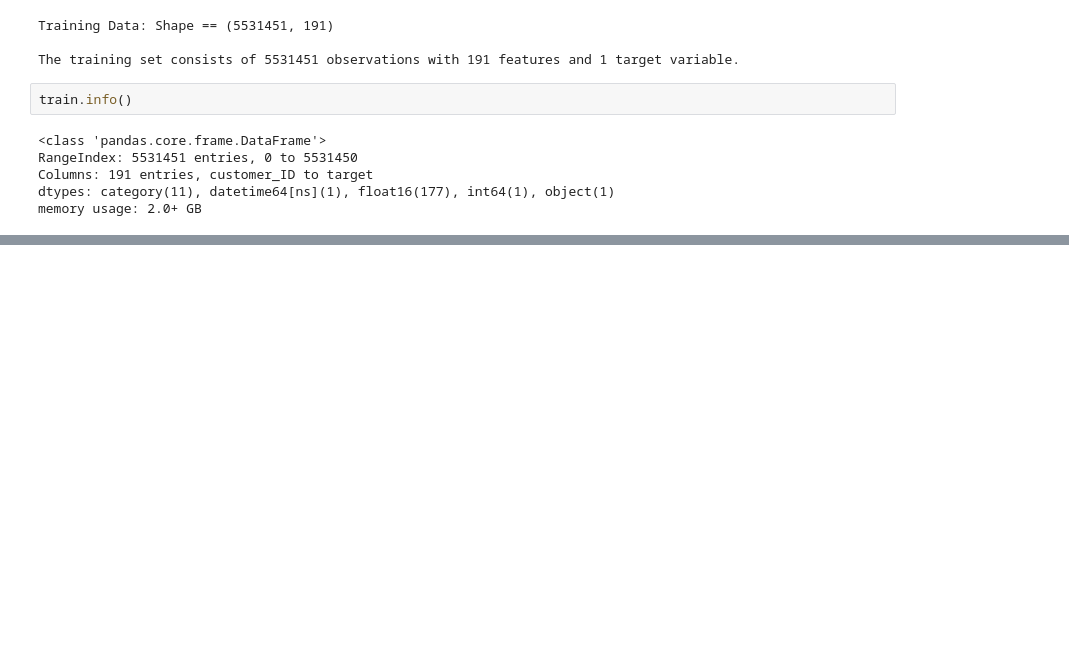
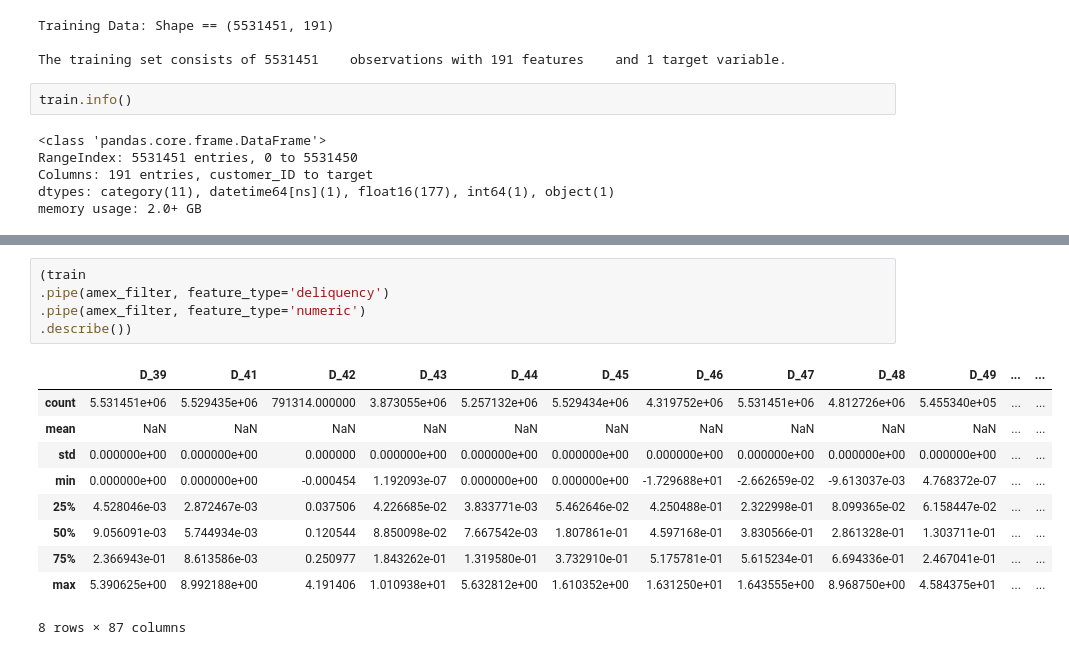
Before and after one commit to vtech256/amex-default-prediction, a Jupyter notebook: notebooks/amex-default-prediction.ipynb, the cells around one changed output, grey strips where cells are left out. Saved outputs shown, nothing was run; the diff lists cells and outputs as text; blank space fills up the shorter version.

```diff
--- a/notebooks/amex-default-prediction.ipynb
+++ b/notebooks/amex-default-prediction.ipynb
@@ -155,0 +256,16 @@ Incomplete Features:
+# %%
+(train
+.pipe(amex_filter, feature_type='deliquency')
+.pipe(amex_filter, feature_type='numeric')
+.describe())
+# %% [output]
+|  | D_39 | D_41 | D_42 | D_43 | D_44 | D_45 | D_46 | D_47 | D_48 | D_49 | ... | ... |
+| count | 5.531451e+06 | 5.529435e+06 | 791314.000000 | 3.873055e+06 | 5.257132e+06 | 5.529434e+06 | 4.319752e+06 | 5.531451e+06 | 4.812726e+06 | 5.455340e+05 | ... | ... |
+| mean | NaN | NaN | NaN | NaN | NaN | NaN | NaN | NaN | NaN | NaN | ... | ... |
+| std | 0.000000e+00 | 0.000000e+00 | 0.000000 | 0.000000e+00 | 0.000000e+00 | 0.000000e+00 | 0.000000e+00 | 0.000000e+00 | 0.000000e+00 | 0.000000e+00 | ... | ... |
+| min | 0.000000e+00 | 0.000000e+00 | -0.000454 | 1.192093e-07 | 0.000000e+00 | 0.000000e+00 | -1.729688e+01 | -2.662659e-02 | -9.613037e-03 | 4.768372e-07 | ... | ... |
+| 25% | 4.528046e-03 | 2.872467e-03 | 0.037506 | 4.226685e-02 | 3.833771e-03 | 5.462646e-02 | 4.250488e-01 | 2.322998e-01 | 8.099365e-02 | 6.158447e-02 | ... | ... |
+| 50% | 9.056091e-03 | 5.744934e-03 | 0.120544 | 8.850098e-02 | 7.667542e-03 | 1.807861e-01 | 4.597168e-01 | 3.830566e-01 | 2.861328e-01 | 1.303711e-01 | ... | ... |
+| 75% | 2.366943e-01 | 8.613586e-03 | 0.250977 | 1.843262e-01 | 1.319580e-01 | 3.732910e-01 | 5.175781e-01 | 5.615234e-01 | 6.694336e-01 | 2.467041e-01 | ... | ... |
+| max | 5.390625e+00 | 8.992188e+00 | 4.191406 | 1.010938e+01 | 5.632812e+00 | 1.610352e+00 | 1.631250e+01 | 1.643555e+00 | 8.968750e+00 | 4.584375e+01 | ... | ... |
+8 rows × 87 columns
```
Also changed, not shown: parts of 36 cells of this notebook.
